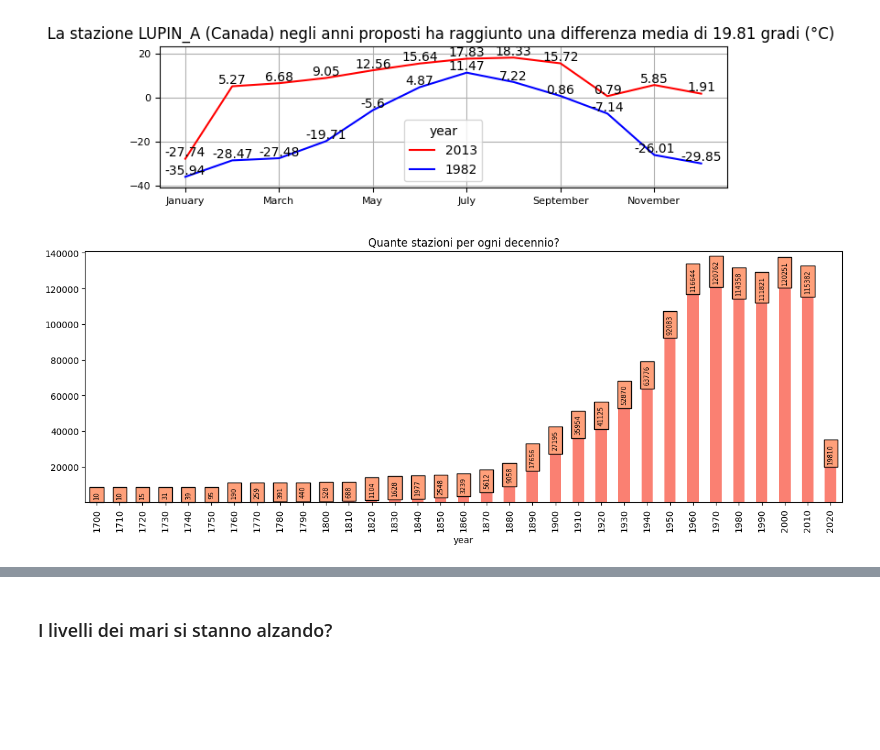
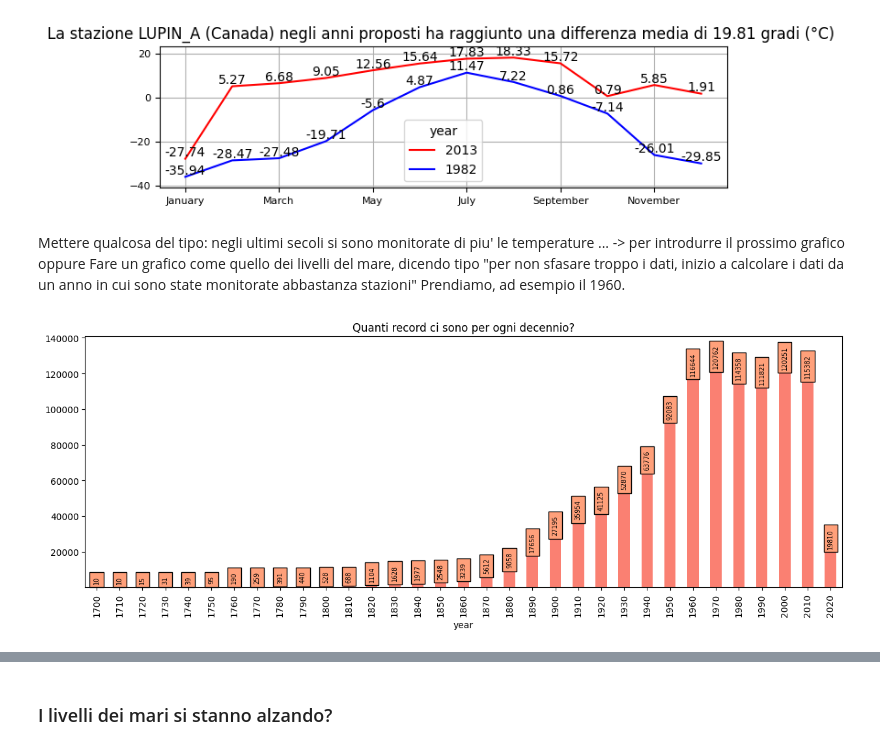
Before and after one commit to ElenaCurti/big-data, a Jupyter notebook: Attivita_03_DataAnalytics/file.ipynb, the cells around one changed output, grey strips where cells are left out. Drawn from its saved outputs; the diff is of its cells as text; code cells hidden in the pictures; blank space fills up the shorter version.

```diff
--- a/Attivita_03_DataAnalytics/file.ipynb
+++ b/Attivita_03_DataAnalytics/file.ipynb
@@ -242,6 +242,7 @@ df_describe = df_temperatures.describe(include='all')
 
 # Sistemo l'output
 df_describe["year"] = df_describe["year"].apply(lambda x: '{:.0f}'.format(x))
+df_describe["temp_media"] = df_describe["temp_media"].apply(lambda x: '{:.0f}'.format(x) if pd.isna(x) or int(x) == x else  '{:.2f}'.format(x))
 for i in range(1,13):
     df_describe[calendar.month_name[i]+"_value"] = df_describe[calendar.month_name[i]+"_value"].apply(lambda x: '{:.0f}'.format(x) if pd.isna(x) or int(x) == x else  '{:.2f}'.format(x))
 
@@ -434,17 +435,21 @@ for _, record in df_first_n_record.iterrows():
 [figure]
 [figure]
 [figure]
+# %% [markdown]
+Mettere qualcosa del tipo: negli ultimi secoli si sono monitorate di piu' le temperature ... -> per introdurre il prossimo grafico
+oppure
+Fare un grafico come quello dei livelli del mare, dicendo tipo "per non sfasare troppo i dati, inizio a calcolare i dati da un anno in cui sono state monitorate abbastanza stazioni"
+Prendiamo, ad esempio il 1960.
 # %%
 # Quanti dati ci sono per decennio?
-
 def addlabels(x,y):
     for i in range(len(x)):
         plt.text(i, y[i]+2800, y[i], ha = 'center', bbox = dict(facecolor = 'lightsalmon', alpha=1),rotation="vertical", fontsize="x-small")
 
 df_record_per_year = df_temperatures.groupby("year").count()["station_id"].sort_values().transpose()
 df_record_per_year = df_record_per_year.groupby((df_record_per_year.index//10)*10).sum()
-tmp = df_record_per_year.plot(kind="bar", figsize=(15,5), title="Quante stazioni per ogni decennio?", color="salmon", \
+tmp = df_record_per_year.plot(kind="bar", figsize=(15,5), title="Quanti record ci sono per ogni decennio?", color="salmon", \
     ylim=(df_record_per_year.values.min(), 20000+df_record_per_year.values.max()))
 addlabels(df_record_per_year.index,df_record_per_year.values)
 # %% [output]
-[figure, old version]
+[figure, new version]
```
Also changed, not shown: parts of 5 cells of this notebook, 1 other file.
